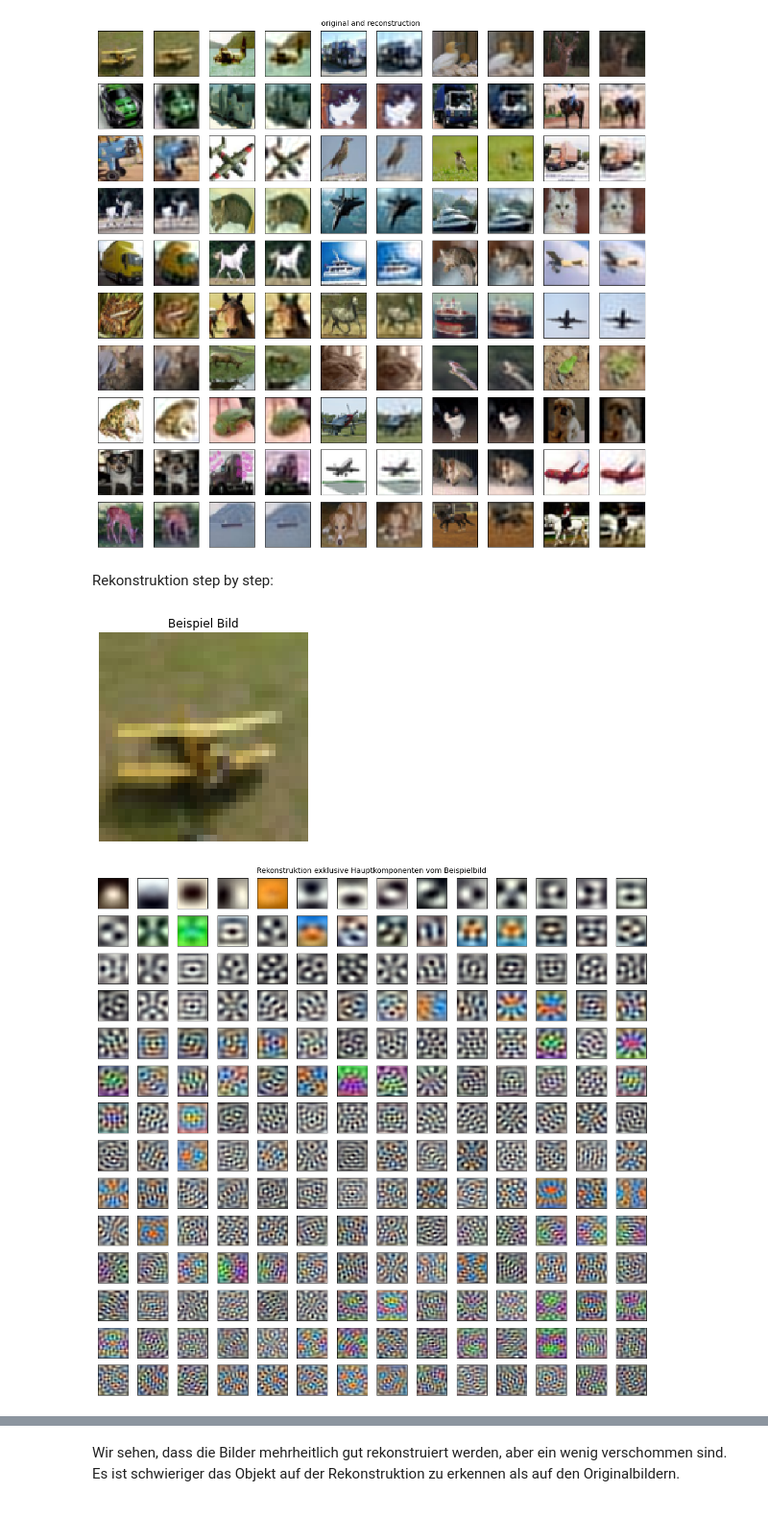
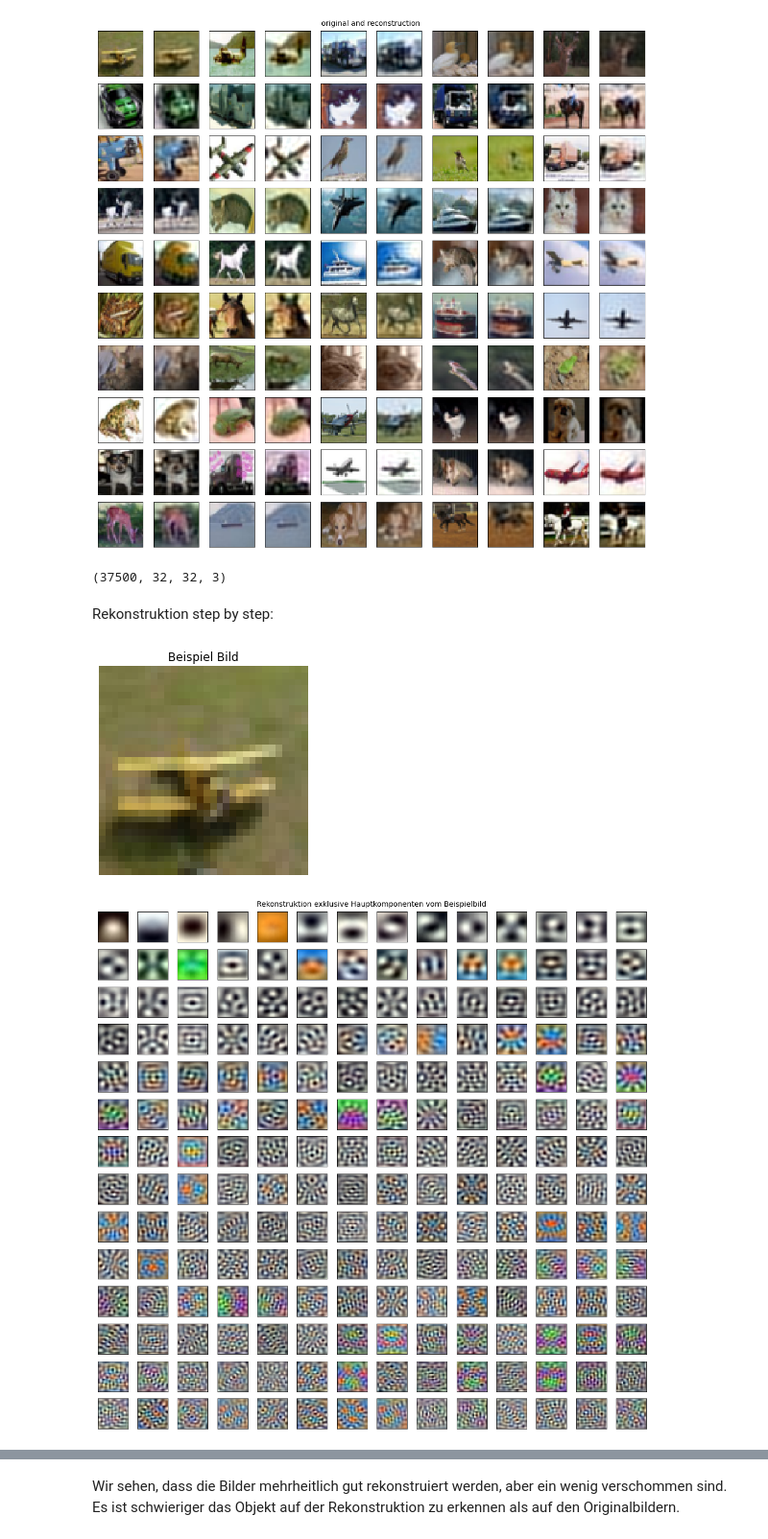
Before and after one commit to benikm91/cas_ml_lab_cifar10, a Jupyter notebook: src/4_pca_with_logistic_regression.ipynb, the cells around one changed output, grey strips where cells are left out. Shown at 96% size. Cells and saved outputs as stored; diff of their text form; code cells hidden in the pictures.

```diff
--- a/src/4_pca_with_logistic_regression.ipynb
+++ b/src/4_pca_with_logistic_regression.ipynb
@@ -35,7 +36,7 @@ def plot_confusion_matrix(y_true, y_pred):
     )
     plt.show()
 # %%
-def plot_image_grid(images, N=10, image_size=(32, 32, 3), random=False, title=''):
+def plot_image_grid(images, N=10, image_size=(32, 32, 3), random=False, title='', reshape=False):
     ''' Utility plotting function to display NxN images on a grid.
 
     Reshaping of image vector into 2d-array of size image_size.
@@ -46,8 +47,11 @@ def plot_image_grid(images, N=10, image_size=(32, 32, 3), random=False, title=''
     if random:
         idxs = np.random.permutation(idxs)
     for idx, ax in enumerate(axs.flatten()):
+        imgs = images[idxs[idx]]
+        if reshape:
+            imgs = imgs.reshape(*image_size)
         ax.imshow(
-            images[idxs[idx]].reshape(*image_size),
+            imgs,
             interpolation='none',
             cmap='gray_r'
         )
@@ -133,13 +138,13 @@ Hier visualisieren wir die ersten 100 Hauptkomponenten:
 %%time
 
 pca = Pipeline([
+    ('rehshape', FunctionTransformer(lambda X: X.reshape(-1, 32*32*3), inverse_func=lambda X: X.reshape(-1, 32, 32, 3))),
     ('std', StandardScaler()),
     ('pca', PCA(n_components=200))
-]).fit(X_train.reshape(-1, 32 * 32 * 3))
+]).fit(X_train)
 
 print(X_train.reshape(-1, 32 * 32 * 3).shape)
-print(pca.transform(X_train.reshape(-1, 32 * 32 * 3)).shape)
-n_components_90 = pca['pca'].n_components_
+print(pca.transform(X_train).shape)
 
 print(f"200 with {np.sum(pca['pca'].explained_variance_ratio_)*100:.3}% Varianz explained")
 # %% [output]
@@ -169,39 +174,43 @@ plot_image_grid(
 plt.show()
 # %% [output]
 [figure]
+# %%
+X_train_reconstructed.shape
+# %% [output]
+(37500, 32, 32, 3)
 # %% [markdown]
 Rekonstruktion step by step:
 # %%
 img = X_train[0]
-img_pca = pca.transform(img.reshape(-1, 32 * 32 * 3))
+img_pca = pca.transform(img)
 
 plt.title('Beispiel Bild')
 plt.imshow(img)
 plt.axis('off')
 plt.show()
 
 images = []
 for i in range(200):
     img_pca_single = np.zeros(shape=img_pca.shape, dtype=float)
     img_pca_single[:, i] = img_pca[:, i]
     images.append(scale_between_1_and_0(
         pca['pca'].inverse_transform(img_pca_single)
     ))
 
-plot_image_grid(np.array(images), N=14, title='Rekonstruktion exklusive Hauptkomponenten vom Beispielbild')
+plot_image_grid(np.array(images), N=14, title='Rekonstruktion exklusive Hauptkomponenten vom Beispielbild', reshape=True)
 
 images = []
 for i in range(200):
     img_pca_single = np.zeros(shape=img_pca.shape, dtype=float)
     img_pca_single[:, :(i + 1)] = img_pca[:, :(i + 1)]
     images.append(scale_between_1_and_0(
         pca['pca'].inverse_transform(img_pca_single)
     ))
 
-plot_image_grid(np.array(images), N=14, title='Rekonstruktion aggregierter Hauptkomponenten vom Beispielbild')
+plot_image_grid(np.array(images), N=14, title='Rekonstruktion aggregierter Hauptkomponenten vom Beispielbild', reshape=True)
 # %% [output]
 [figure]
-[figure, old version]
+[figure, new version]
 [figure]
 # %% [markdown]
 Wir sehen, dass die Bilder mehrheitlich gut rekonstruiert werden, aber ein wenig verschommen sind.
```
Also changed, not shown: parts of 9 cells of this notebook, 1 other file.
